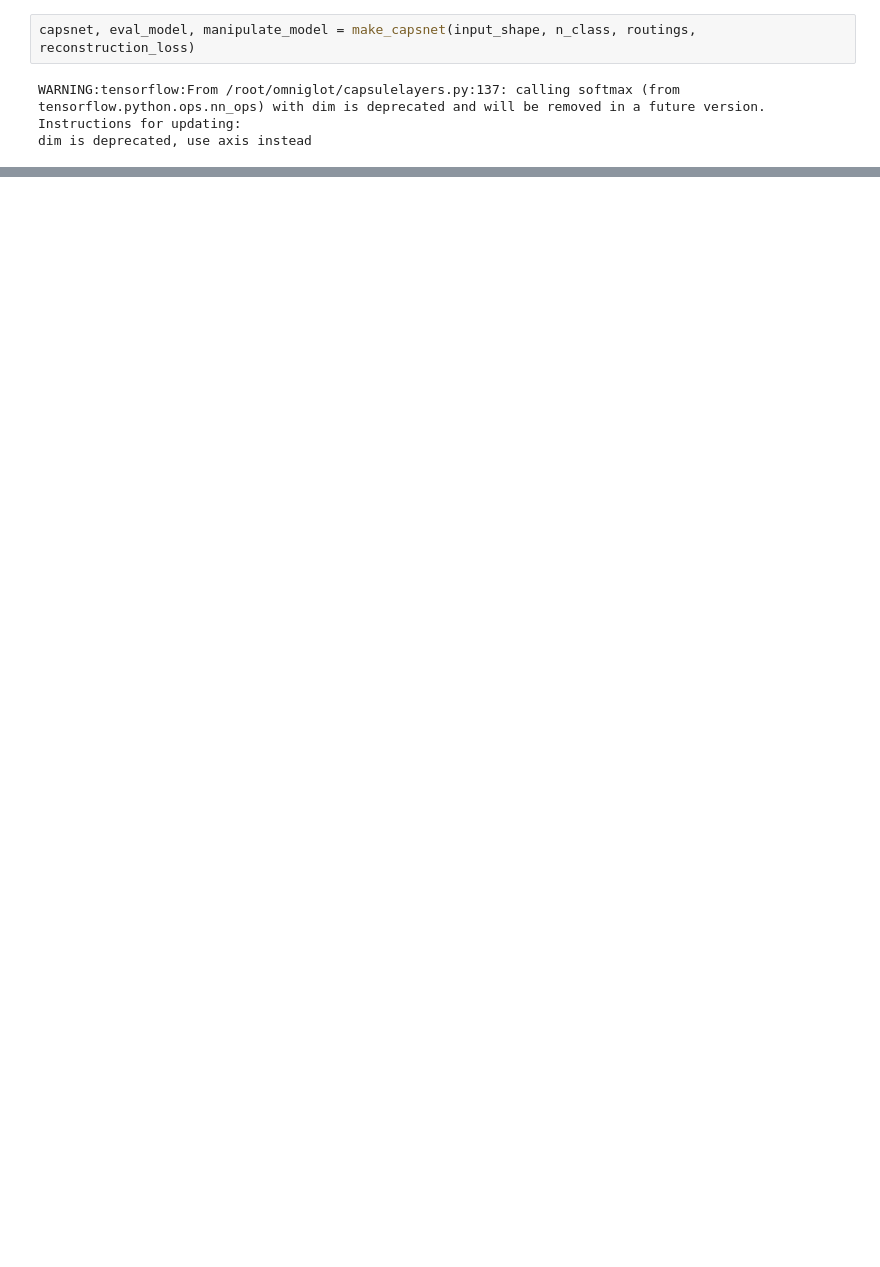
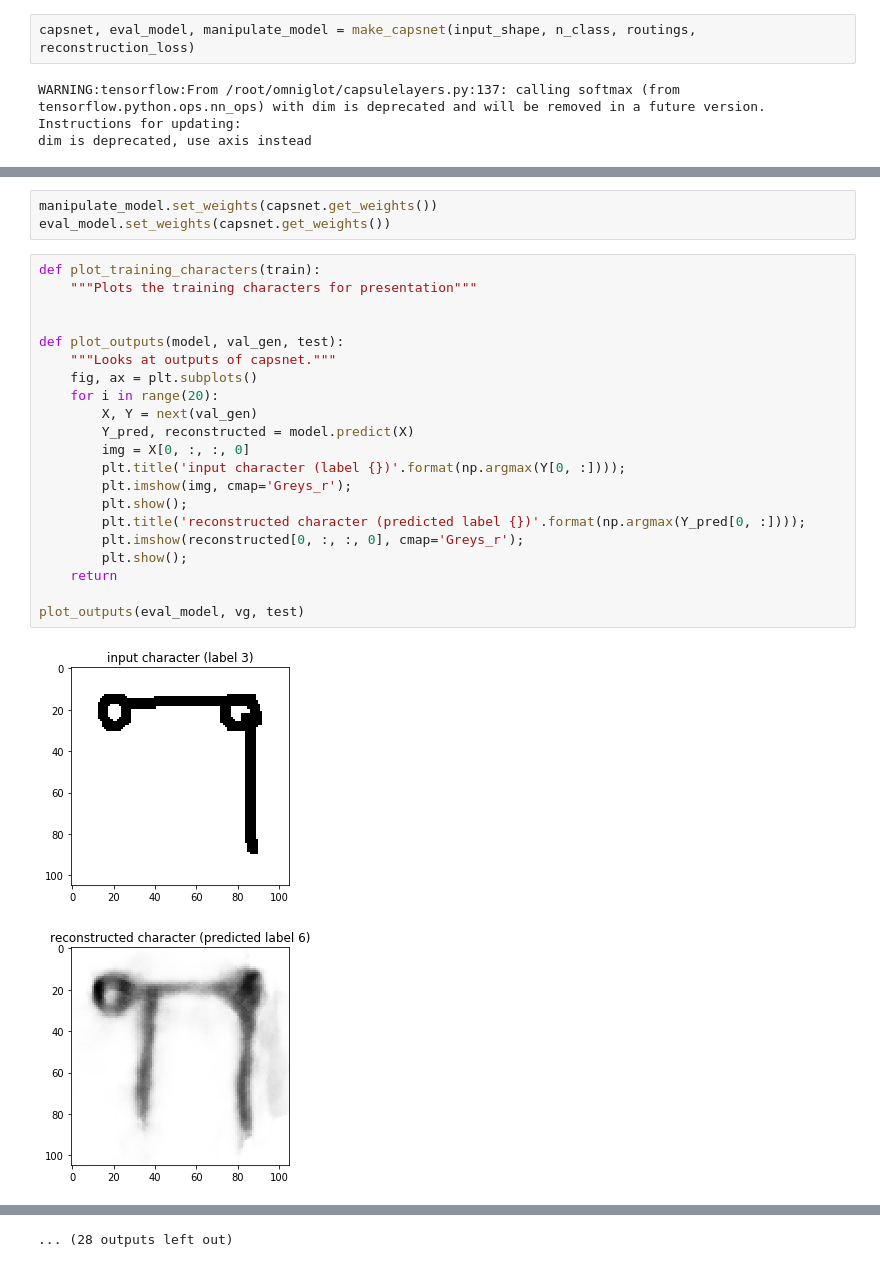
Before and after one commit to AlliedToasters/omniglot, a Jupyter notebook: omniglot.ipynb, the cells around one changed output, grey strips where cells are left out. Saved outputs shown, nothing was run; the diff lists cells and outputs as text; blank space fills up the shorter version.

```diff
--- a/omniglot.ipynb
+++ b/omniglot.ipynb
@@ -125,0 +137,27 @@ results_caps1, results_caps2, results_caps3 = quiz_models(directory, test, label
+# %%
+manipulate_model.set_weights(capsnet.get_weights())
+eval_model.set_weights(capsnet.get_weights())
+# %%
+def plot_training_characters(train):
+    """Plots the training characters for presentation"""
+
+
+def plot_outputs(model, val_gen, test):
+    """Looks at outputs of capsnet."""
+    fig, ax = plt.subplots()
+    for i in range(20):
+        X, Y = next(val_gen)
+        Y_pred, reconstructed = model.predict(X)
+        img = X[0, :, :, 0]
+        plt.title('input character (label {})'.format(np.argmax(Y[0, :])));
+        plt.imshow(img, cmap='Greys_r');
+        plt.show();
+        plt.title('reconstructed character (predicted label {})'.format(np.argmax(Y_pred[0, :])));
+        plt.imshow(reconstructed[0, :, :, 0], cmap='Greys_r');
+        plt.show();
+    return
+
+plot_outputs(eval_model, vg, test)
+# %% [output]
+[figure, added]
+[figure, added]
@@ -125,0 +174 @@ results_caps1, results_caps2, results_caps3 = quiz_models(directory, test, label
+... (28 outputs left out)
```
Also changed, not shown: parts of 8 cells of this notebook, 3 other files.
